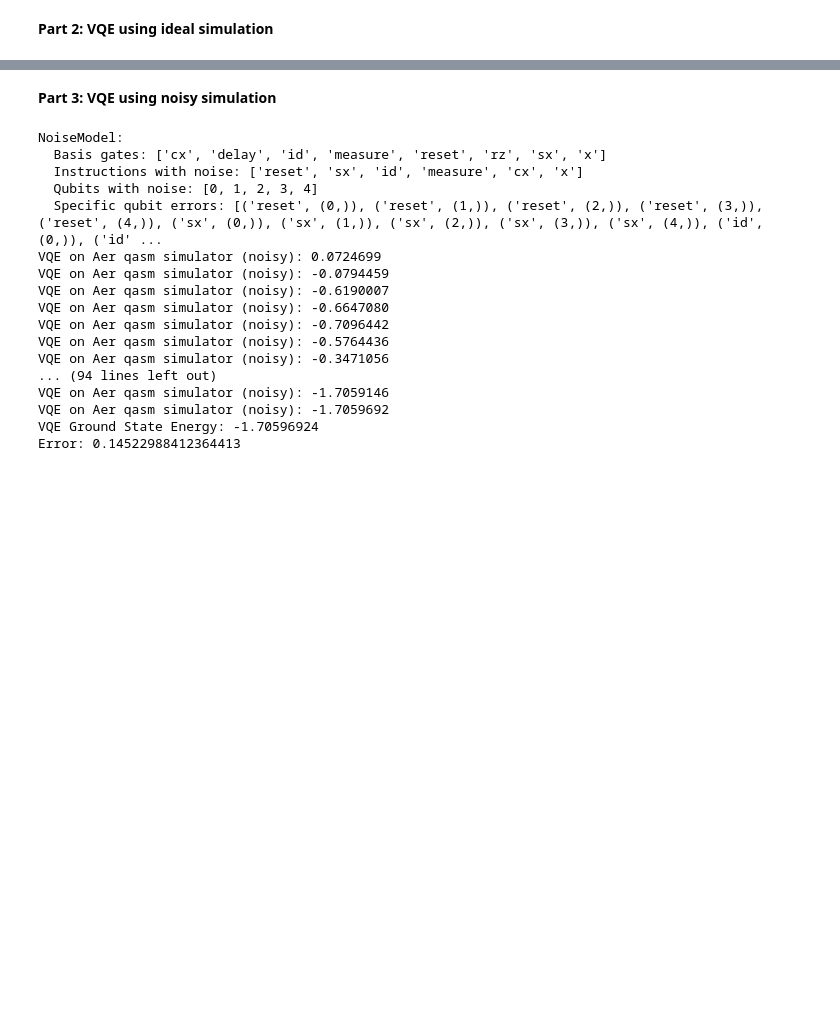
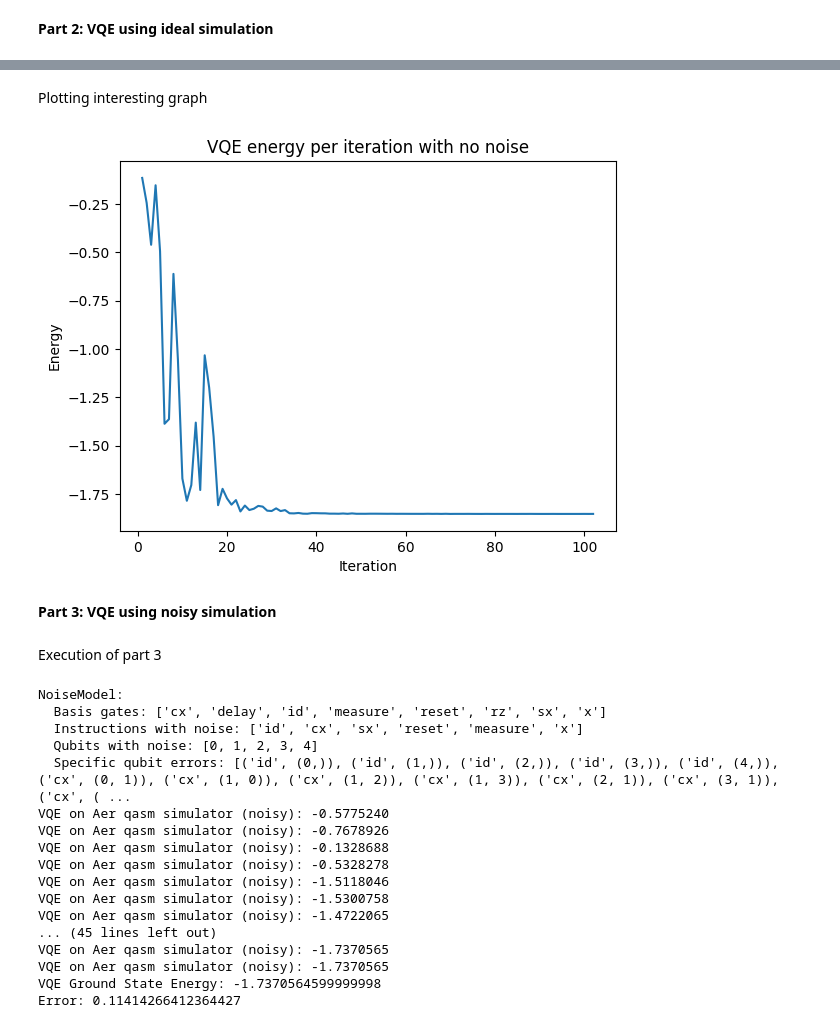
Before and after one commit to Dekel23/QML, a Jupyter notebook: vqe_hw2.ipynb, the cells around one changed output, grey strips where cells are left out. Drawn from its saved outputs; the diff is of its cells as text; code cells hidden in the pictures; blank space fills up the shorter version.

Commit message:
finishing part 4 of hw2 vqe

```diff
--- a/vqe_hw2.ipynb
+++ b/vqe_hw2.ipynb
@@ -55,10 +145,12 @@ from qiskit_aer import Aer, QasmSimulator, AerSimulator
 from qiskit_ibm_runtime.fake_provider import FakeLimaV2
 from qiskit_aer.primitives import Estimator as AerEstimator
 from qiskit_ibm_provider import IBMProvider
-from qiskit_ibm_runtime import Estimator as RuntimeEstimator
+from qiskit_ibm_runtime import EstimatorV2
 from qiskit_ibm_runtime import QiskitRuntimeService, Session, Sampler, Options
+from qiskit.transpiler.preset_passmanagers import generate_preset_pass_manager
 
 my_token = "d407187f614ca93bb6915bcd05eca072ee41ecdd390576d59743ec40c7d65bea240ab5098753d2608c5b80327f5c2fd1b2197a3a064eeac626781f2d5374cb98"
+shots = 10**4
 # %% [markdown]
 **Constract H2 Hamiltonian**
 # %%
@@ -164,0 +232,14 @@ Error: 9.924618781553818e-05
+# %%
+ansatz = ansatz_2local(reps = 3, show = True)
+optimizer = COBYLA(maxiter=200)
+
+seed = 170
+estimator = AerEstimator(
+    run_options={"seed": seed, "shots": shots},
+    transpile_options={"seed_transpiler": seed},
+)
+
+vqe_ideal_ground_state_energy, counts, values = run_VQE(ansatz=ansatz, optimizer=optimizer, estimator=estimator, operator=H2, action=create_vqe_store_callback)
+
+print(f"VQE Ground State Energy: {vqe_ideal_ground_state_energy}")
+print(f"Error: {abs(vqe_ideal_ground_state_energy - min_eigenvalue)}")
@@ -165,7 +265,19 @@ Error: 9.924618781553818e-05
+# %% [markdown]
+Plotting interesting graph
+# %%
+plt.plot(counts, values)
+plt.xlabel("Iteration")
+plt.ylabel("Energy")
+plt.title("VQE energy per iteration with no noise")
+plt.show()
+# %% [output]
+[figure, added]
 # %% [markdown]
 **Part 3: VQE using noisy simulation**
+# %% [markdown]
+Execution of part 3
 # %%
-ansatz = ansatz_2local(reps = 3)
+ansatz = ansatz_2local()
 coupling_map = [(0, 1), (1, 2), (2, 3), (3, 4)]
 
 fake_lima = FakeLimaV2()
@@ -179,30 +291,30 @@ noisy_estimator = AerEstimator(
         "coupling_map": coupling_map,
         "noise_model": noise_model,
     },
-    run_options={"seed": seed, "shots": 10**4},
+    run_options={"seed": seed, "shots": shots},
     transpile_options={"seed_transpiler": seed},
 )
 
 optimizer = COBYLA(maxiter=200)
 
-vqe_noisy_ground_state_energy, *args = run_VQE(ansatz=ansatz, optimizer=optimizer, estimator=noisy_estimator, operator=H2, action=create_vqe_store_callback)
+vqe_noisy_ground_state_energy, counts, values = run_VQE(ansatz=ansatz, optimizer=optimizer, estimator=noisy_estimator, operator=H2, action=create_vqe_store_callback)
 print(f"VQE Ground State Energy: {vqe_noisy_ground_state_energy}")
-print(f"Error: {vqe_noisy_ground_state_energy - min_eigenvalue}")
+print(f"Error: {abs(vqe_noisy_ground_state_energy - min_eigenvalue)}")
 # %% [output]
 NoiseModel:
   Basis gates: ['cx', 'delay', 'id', 'measure', 'reset', 'rz', 'sx', 'x']
-  Instructions with noise: ['reset', 'sx', 'id', 'measure', 'cx', 'x']
+  Instructions with noise: ['id', 'cx', 'sx', 'reset', 'measure', 'x']
   Qubits with noise: [0, 1, 2, 3, 4]
-  Specific qubit errors: [('reset', (0,)), ('reset', (1,)), ('reset', (2,)), ('reset', (3,)), ('reset', (4,)), ('sx', (0,)), ('sx', (1,)), ('sx', (2,)), ('sx', (3,)), ('sx', (4,)), ('id', (0,)), ('id' ...
-VQE on Aer qasm simulator (noisy): 0.0724699
-VQE on Aer qasm simulator (noisy): -0.0794459
-VQE on Aer qasm simulator (noisy): -0.6190007
-VQE on Aer qasm simulator (noisy): -0.6647080
-VQE on Aer qasm simulator (noisy): -0.7096442
-VQE on Aer qasm simulator (noisy): -0.5764436
-VQE on Aer qasm simulator (noisy): -0.3471056
-... (94 lines left out)
-VQE on Aer qasm simulator (noisy): -1.7059146
-VQE on Aer qasm simulator (noisy): -1.7059692
-VQE Ground State Energy: -1.70596924
-Error: 0.14522988412364413
+  Specific qubit errors: [('id', (0,)), ('id', (1,)), ('id', (2,)), ('id', (3,)), ('id', (4,)), ('cx', (0, 1)), ('cx', (1, 0)), ('cx', (1, 2)), ('cx', (1, 3)), ('cx', (2, 1)), ('cx', (3, 1)), ('cx', ( ...
+VQE on Aer qasm simulator (noisy): -0.5775240
+VQE on Aer qasm simulator (noisy): -0.7678926
+VQE on Aer qasm simulator (noisy): -0.1328688
+VQE on Aer qasm simulator (noisy): -0.5328278
+VQE on Aer qasm simulator (noisy): -1.5118046
+VQE on Aer qasm simulator (noisy): -1.5300758
+VQE on Aer qasm simulator (noisy): -1.4722065
+... (45 lines left out)
+VQE on Aer qasm simulator (noisy): -1.7370565
+VQE on Aer qasm simulator (noisy): -1.7370565
+VQE Ground State Energy: -1.7370564599999998
+Error: 0.11414266412364427
```
Also changed, not shown: parts of 18 cells of this notebook.
